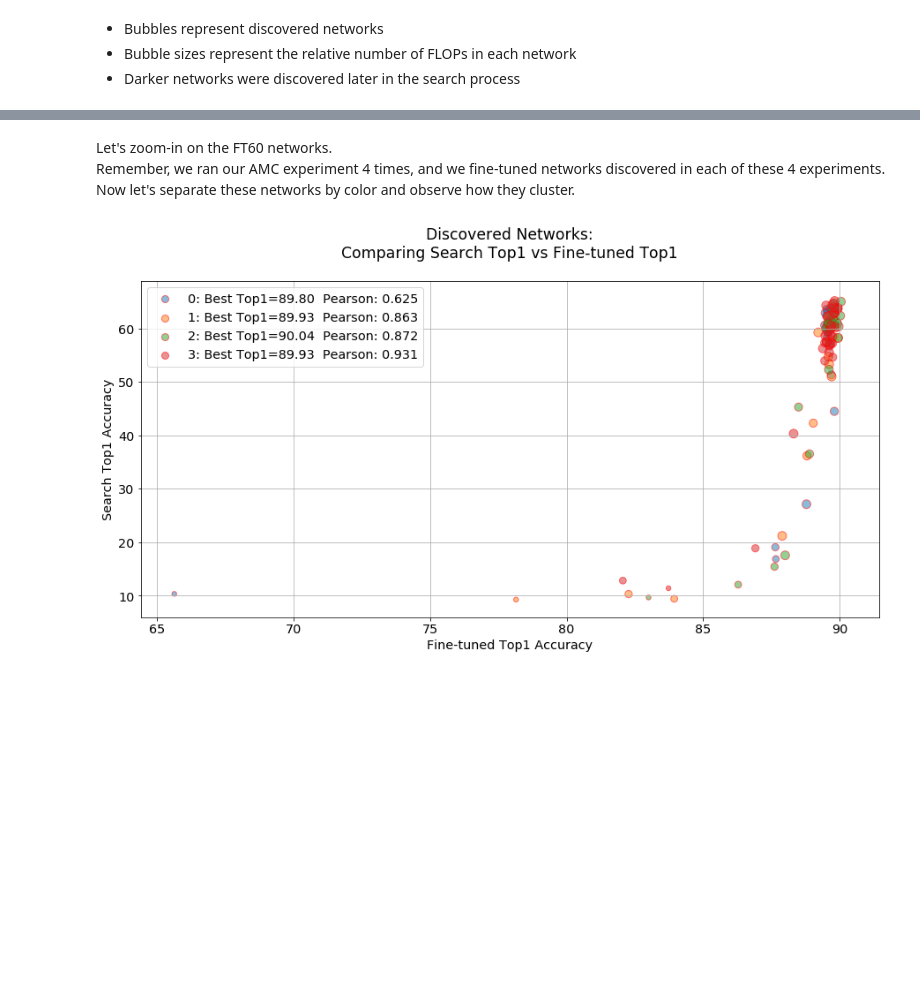
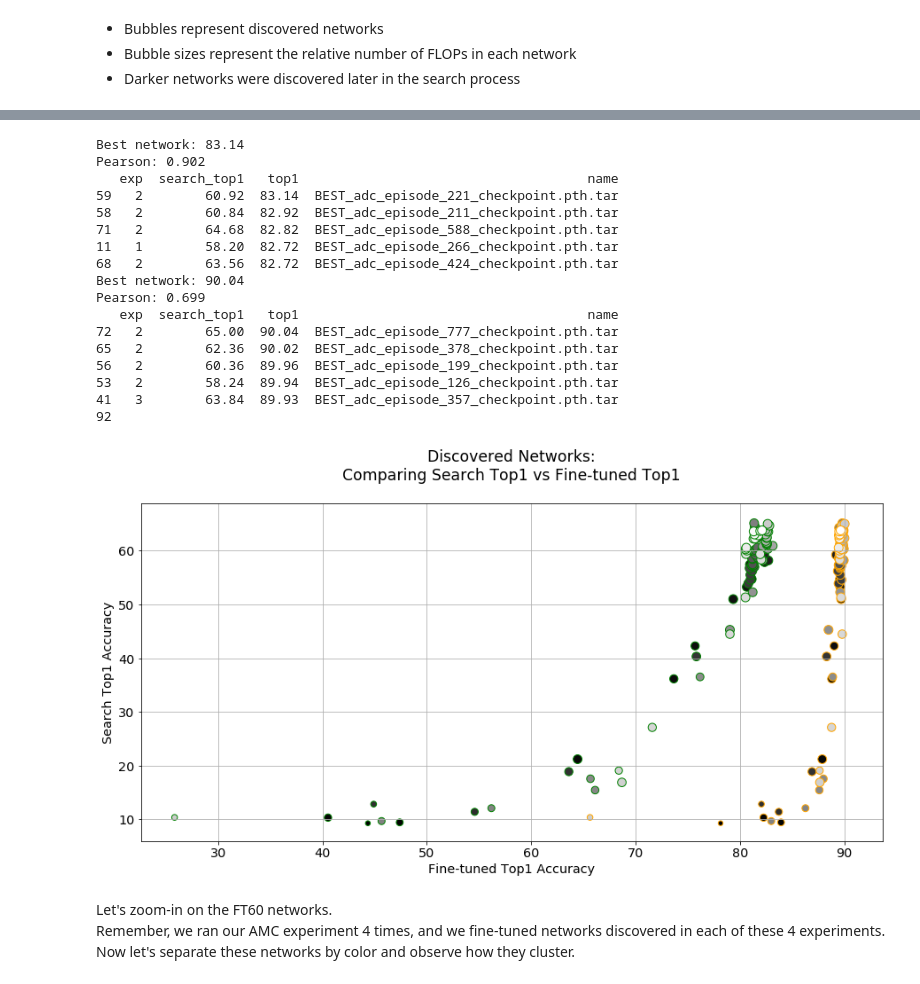
Before and after one commit to IntelLabs/distiller, a Jupyter notebook: examples/auto_compression/amc/jupyter/amc_plain20.ipynb, the cells around one changed output, grey strips where cells are left out. Drawn from its saved outputs; the diff is of its cells as text; code cells hidden in the pictures; blank space fills up the shorter version.

```diff
--- a/examples/auto_compression/amc/jupyter/amc_plain20.ipynb
+++ b/examples/auto_compression/amc/jupyter/amc_plain20.ipynb
@@ -147,24 +71,34 @@ Pearson: 0.699
+# %%
+df_plain20_ft60 = pd.read_csv(os.path.join(fpath, "ft_60epoch_results.csv"))
+df_plain20_ft2 = pd.read_csv(os.path.join(fpath, "ft_2epoch_results.csv"))
+
+shorten_dir_name(df_plain20_ft2)
+shorten_dir_name(df_plain20_ft60)
+create_fig("Discovered Networks:\nComparing Search Top1 vs Fine-tuned Top1\n",
+           "Fine-tuned Top1 Accuracy",
+           "Search Top1 Accuracy")
+plot_networks(df_plain20_ft2, edgecolors='green')
+plot_networks(df_plain20_ft60, edgecolors='orange')
+print(len(df_plain20_ft60.index))
+# %% [output]
+Best network: 83.14
+Pearson: 0.902
+   exp  search_top1   top1                                     name
+59   2        60.92  83.14  BEST_adc_episode_221_checkpoint.pth.tar
+58   2        60.84  82.92  BEST_adc_episode_211_checkpoint.pth.tar
+71   2        64.68  82.82  BEST_adc_episode_588_checkpoint.pth.tar
+11   1        58.20  82.72  BEST_adc_episode_266_checkpoint.pth.tar
+68   2        63.56  82.72  BEST_adc_episode_424_checkpoint.pth.tar
+Best network: 90.04
+Pearson: 0.699
+   exp  search_top1   top1                                     name
+72   2        65.00  90.04  BEST_adc_episode_777_checkpoint.pth.tar
+65   2        62.36  90.02  BEST_adc_episode_378_checkpoint.pth.tar
+56   2        60.36  89.96  BEST_adc_episode_199_checkpoint.pth.tar
+53   2        58.24  89.94  BEST_adc_episode_126_checkpoint.pth.tar
+41   3        63.84  89.93  BEST_adc_episode_357_checkpoint.pth.tar
+92
+[figure, added]
 # %% [markdown]
 Let's zoom-in on the FT60 networks.<br>
 Remember, we ran our AMC experiment 4 times, and we fine-tuned networks discovered in each of these 4 experiments. Now let's separate these networks by color and observe how they cluster.
-# %%
-def plot_networks_by_experiment(df, edgecolors, create_figure=True):
-    if create_figure:
-        create_fig(df)
-
-    # Group by experiment directory
-    df_grouped = df.groupby('exp')
-    size = df.macs / max(df.macs) * 100
-    legend = []
-    for exp_dir, df_experiment in df_grouped:
-        a = plt.scatter(df_experiment.top1, df_experiment.search_top1, s=size,
-                        edgecolors=edgecolors, alpha=0.5)
-        p = pearsonr(df_experiment.top1, df_experiment.search_top1)[0]
-        legend.append((a, "%s: Best Top1=%.2f  Pearson: %.3f" % (exp_dir, max(df_experiment.top1), p)))
-    plots, labels = zip(*legend)
-    plt.legend(plots, labels)
-
-#plot_networks_by_experiment(df_plain20_ft2, edgecolors='black')
-plot_networks_by_experiment(df_plain20_ft60, edgecolors='red')#, create_figure=False)
-# %% [output]
-[figure, removed]
```
Also changed, not shown: parts of 18 cells of this notebook, 3 other files.
